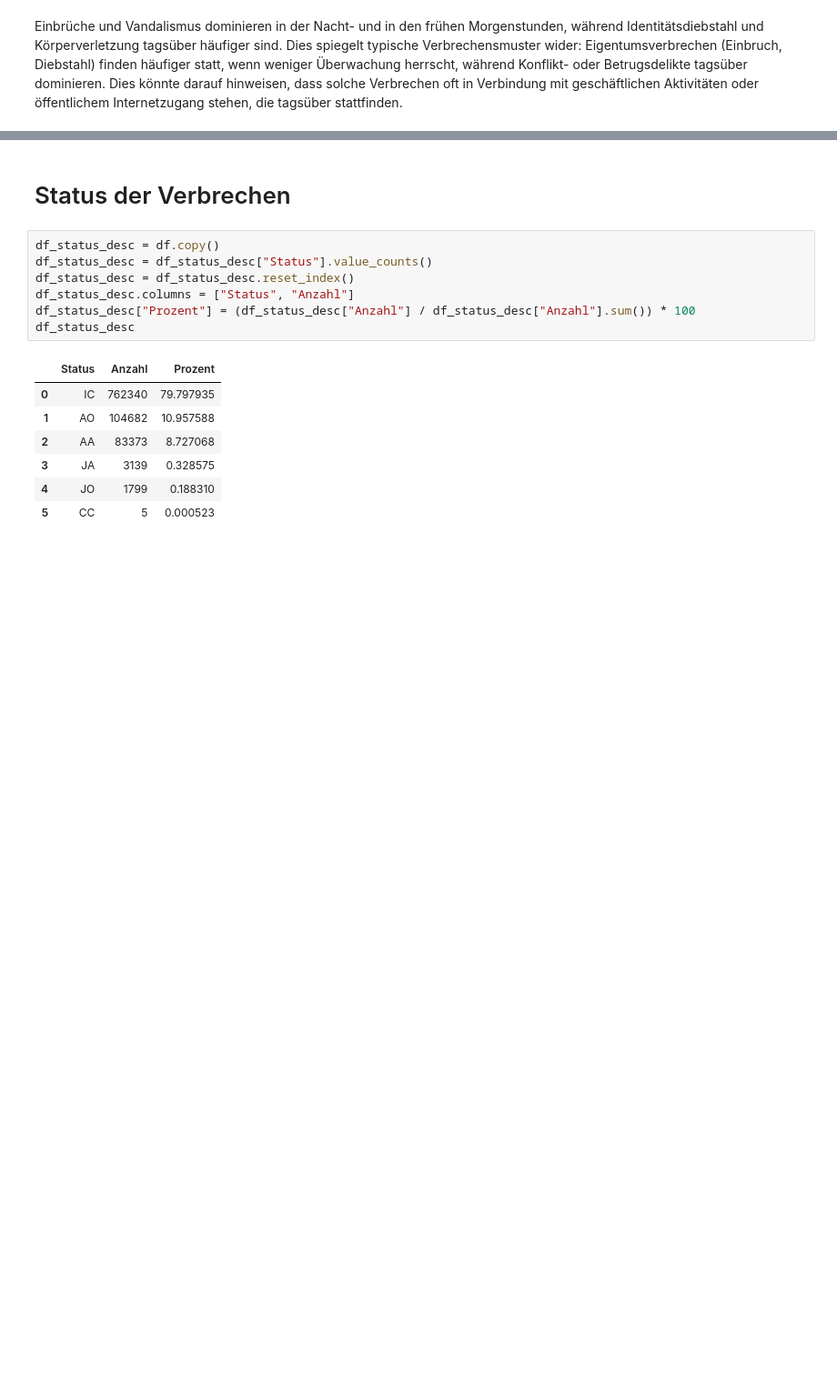
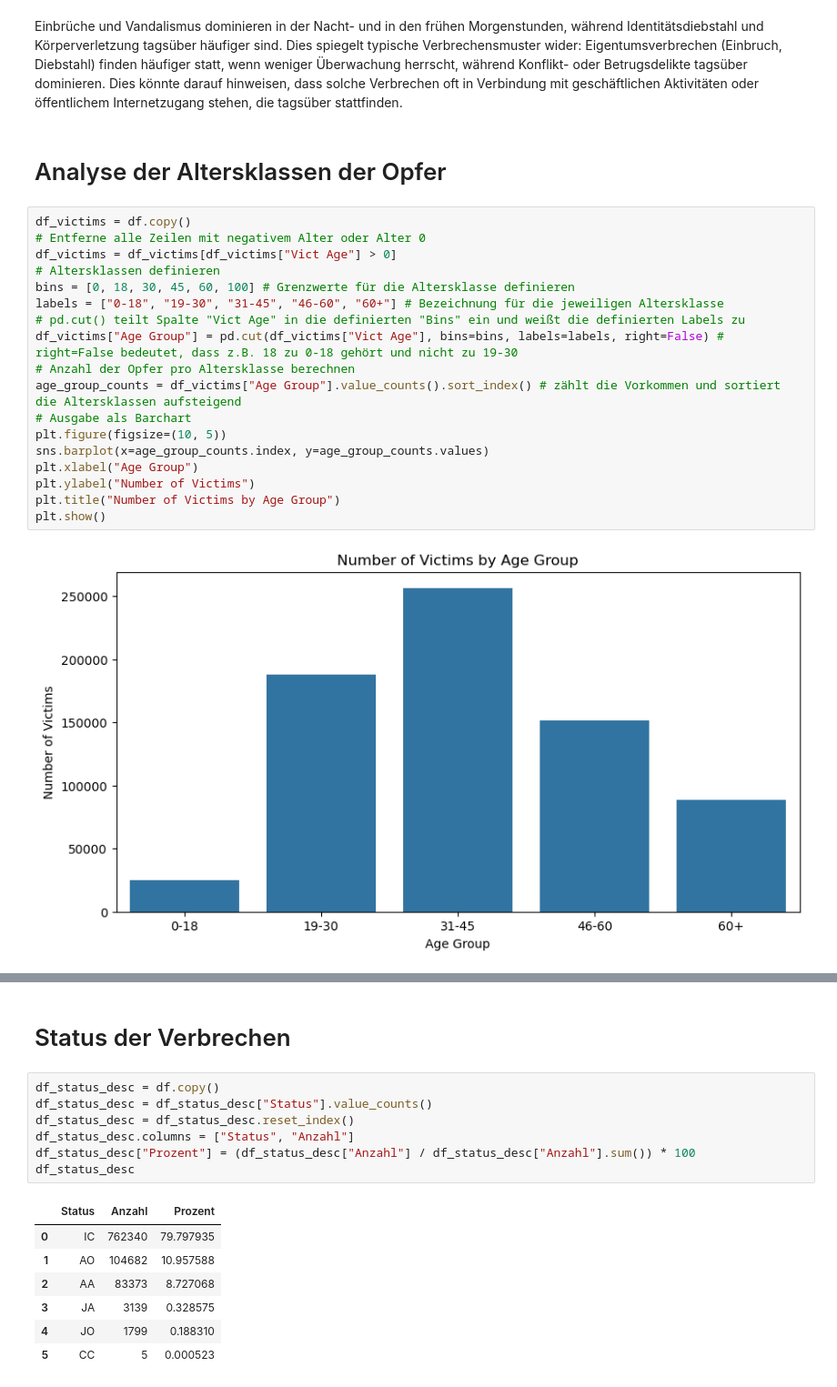
Before and after one commit to Baenji/DIP, a Jupyter notebook: crime.ipynb, the cells around one changed output, grey strips where cells are left out. Shown: that part at 91% size. Saved outputs shown, nothing was run; the diff lists cells and outputs as text; blank space fills up the shorter version.

```diff
--- a/crime.ipynb
+++ b/crime.ipynb
@@ -241,3 +240,25 @@ plt.show()
 # %% [markdown]
 Einbrüche und Vandalismus dominieren in der Nacht- und in den frühen Morgenstunden, während Identitätsdiebstahl und Körperverletzung tagsüber häufiger sind.
 Dies spiegelt typische Verbrechensmuster wider: Eigentumsverbrechen (Einbruch, Diebstahl) finden häufiger statt, wenn weniger Überwachung herrscht, während Konflikt- oder Betrugsdelikte tagsüber dominieren. Dies könnte darauf hinweisen, dass solche Verbrechen oft in Verbindung mit geschäftlichen Aktivitäten oder öffentlichem Internetzugang stehen, die tagsüber stattfinden.
+# %% [markdown]
+# Analyse der Altersklassen der Opfer
+# %%
+df_victims = df.copy()
+# Entferne alle Zeilen mit negativem Alter oder Alter 0
+df_victims = df_victims[df_victims["Vict Age"] > 0]
+# Altersklassen definieren
+bins = [0, 18, 30, 45, 60, 100] # Grenzwerte für die Altersklasse definieren
+labels = ["0-18", "19-30", "31-45", "46-60", "60+"] # Bezeichnung für die jeweiligen Altersklasse
+# pd.cut() teilt Spalte "Vict Age" in die definierten "Bins" ein und weißt die definierten Labels zu
+df_victims["Age Group"] = pd.cut(df_victims["Vict Age"], bins=bins, labels=labels, right=False) # right=False bedeutet, dass z.B. 18 zu 0-18 gehört und nicht zu 19-30
+# Anzahl der Opfer pro Altersklasse berechnen
+age_group_counts = df_victims["Age Group"].value_counts().sort_index() # zählt die Vorkommen und sortiert die Altersklassen aufsteigend
+# Ausgabe als Barchart
+plt.figure(figsize=(10, 5))
+sns.barplot(x=age_group_counts.index, y=age_group_counts.values)
+plt.xlabel("Age Group")
+plt.ylabel("Number of Victims")
+plt.title("Number of Victims by Age Group")
+plt.show()
+# %% [output]
+[figure, added]
```
Also changed, not shown: parts of 21 cells of this notebook.
